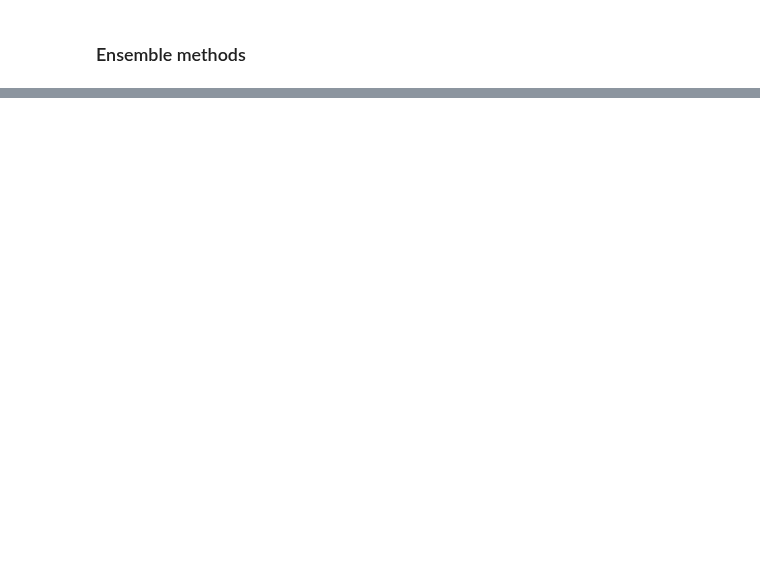
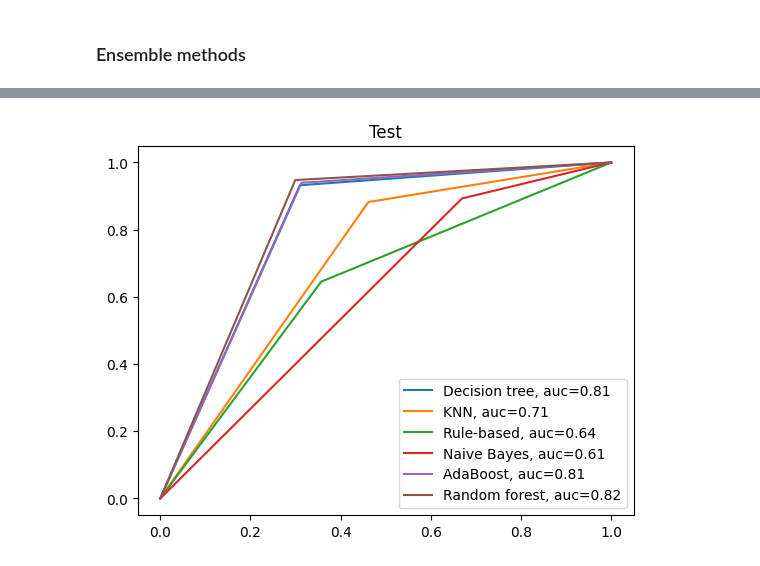
Before and after one commit to federicosilvestri/data-mining, a Jupyter notebook: 3_classification.ipynb, the cells around one changed output, grey strips where cells are left out. Saved outputs shown, nothing was run; the diff lists cells and outputs as text; code cells hidden in the pictures; blank space fills up the shorter version.

```diff
--- a/3_classification.ipynb
+++ b/3_classification.ipynb
@@ -334,0 +462,4 @@ plot_cms(train_pred_nb, test_pred_rb)
+# %%
+plot_roc("test")
+# %% [output]
+[figure, added]
```
Also changed, not shown: parts of 36 cells of this notebook.
